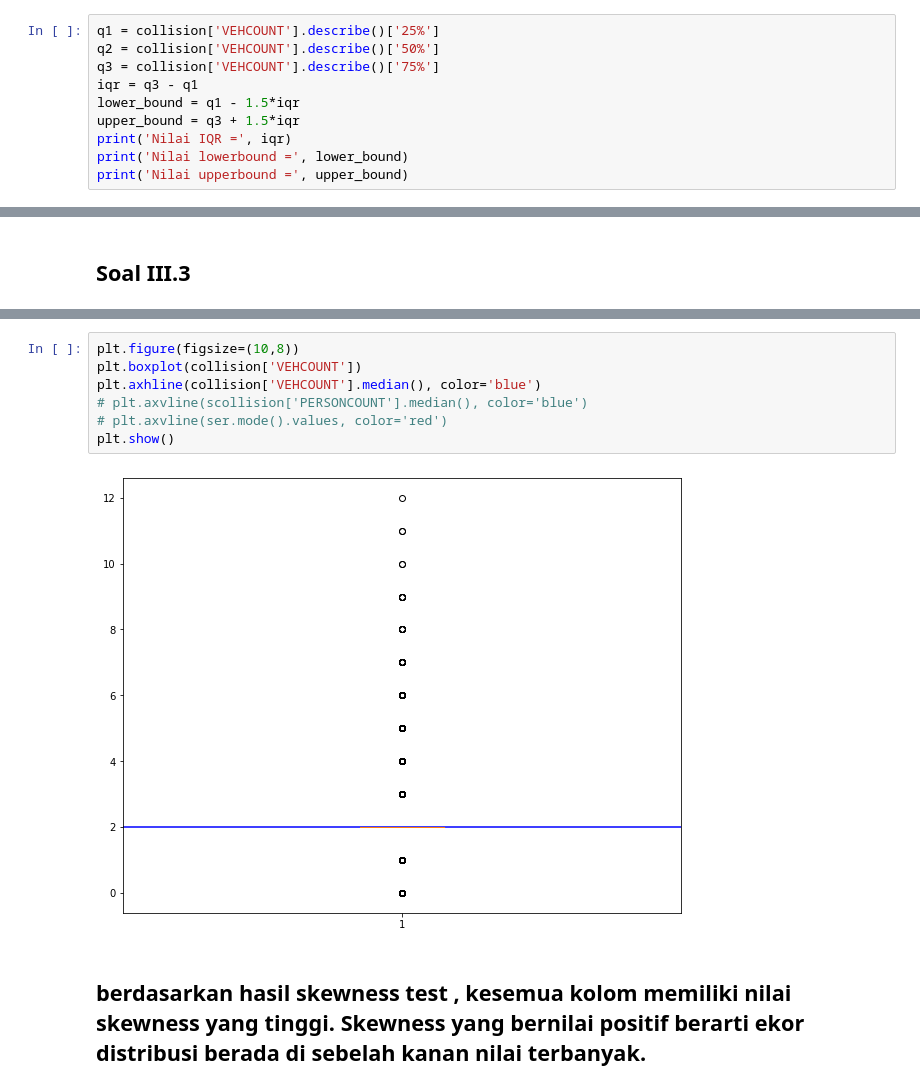
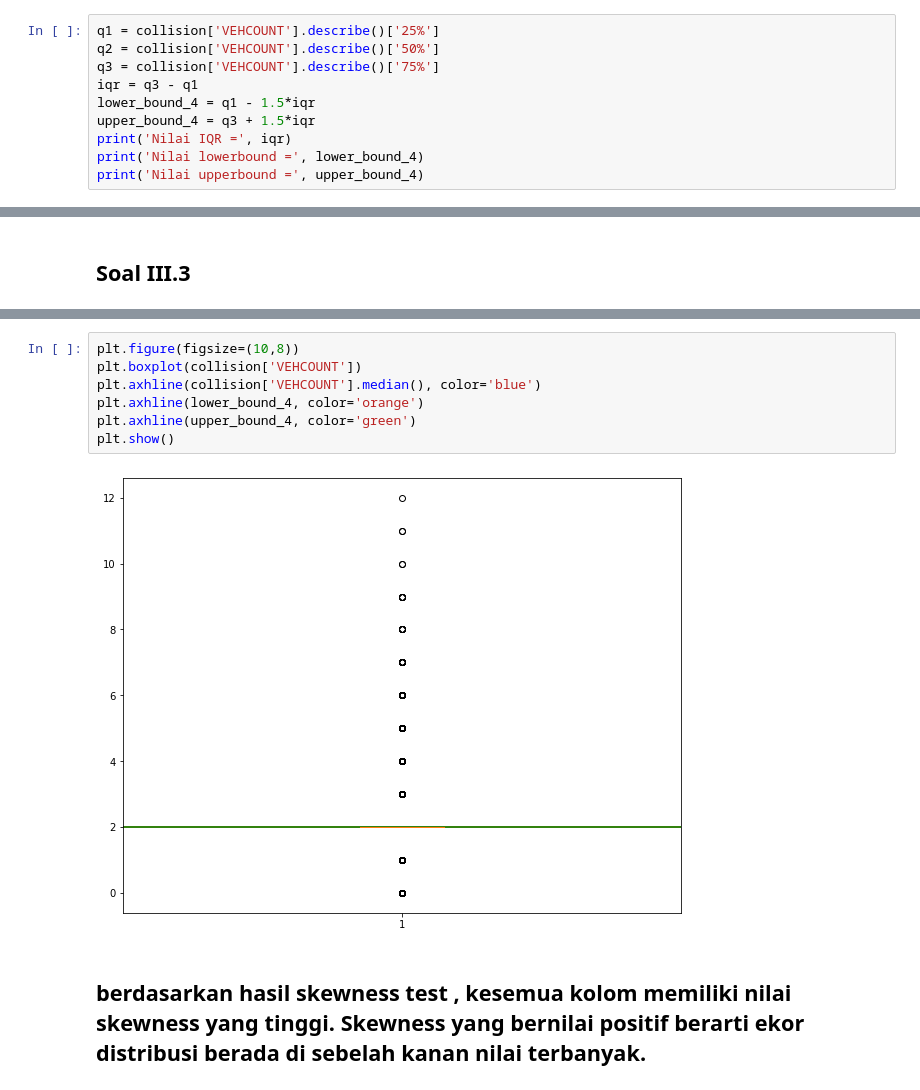
Before and after one commit to achiastuti/Ujian_Modul_2, a Jupyter notebook: Ujian Modul 2.ipynb, the cells around one changed output, grey strips where cells are left out. Cells and saved outputs as stored; diff of their text form.

```diff
--- a/Ujian Modul 2.ipynb
+++ b/Ujian Modul 2.ipynb
@@ -243,11 +243,11 @@ q1 = collision['VEHCOUNT'].describe()['25%']
 q2 = collision['VEHCOUNT'].describe()['50%']
 q3 = collision['VEHCOUNT'].describe()['75%']
 iqr = q3 - q1
-lower_bound = q1 - 1.5*iqr
-upper_bound = q3 + 1.5*iqr
+lower_bound_4 = q1 - 1.5*iqr
+upper_bound_4 = q3 + 1.5*iqr
 print('Nilai IQR =', iqr)
-print('Nilai lowerbound =', lower_bound)
-print('Nilai upperbound =', upper_bound)
+print('Nilai lowerbound =', lower_bound_4)
+print('Nilai upperbound =', upper_bound_4)
 # %% [output]
 Nilai IQR = 0.0
 Nilai lowerbound = 2.0
@@ -288,11 +293,11 @@ plt.show()
 # %%
 plt.figure(figsize=(10,8))
 plt.boxplot(collision['VEHCOUNT'])
 plt.axhline(collision['VEHCOUNT'].median(), color='blue')
-# plt.axvline(scollision['PERSONCOUNT'].median(), color='blue')
-# plt.axvline(ser.mode().values, color='red')
+plt.axhline(lower_bound_4, color='orange')
+plt.axhline(upper_bound_4, color='green')
 plt.show()
 # %% [output]
-[figure, old version]
+[figure, new version]
 # %% [markdown]
 ## berdasarkan hasil skewness test , kesemua kolom memiliki nilai skewness yang tinggi. Skewness yang bernilai positif berarti ekor distribusi berada di sebelah kanan nilai terbanyak.
```
Also changed, not shown: parts of 19 cells of this notebook.
